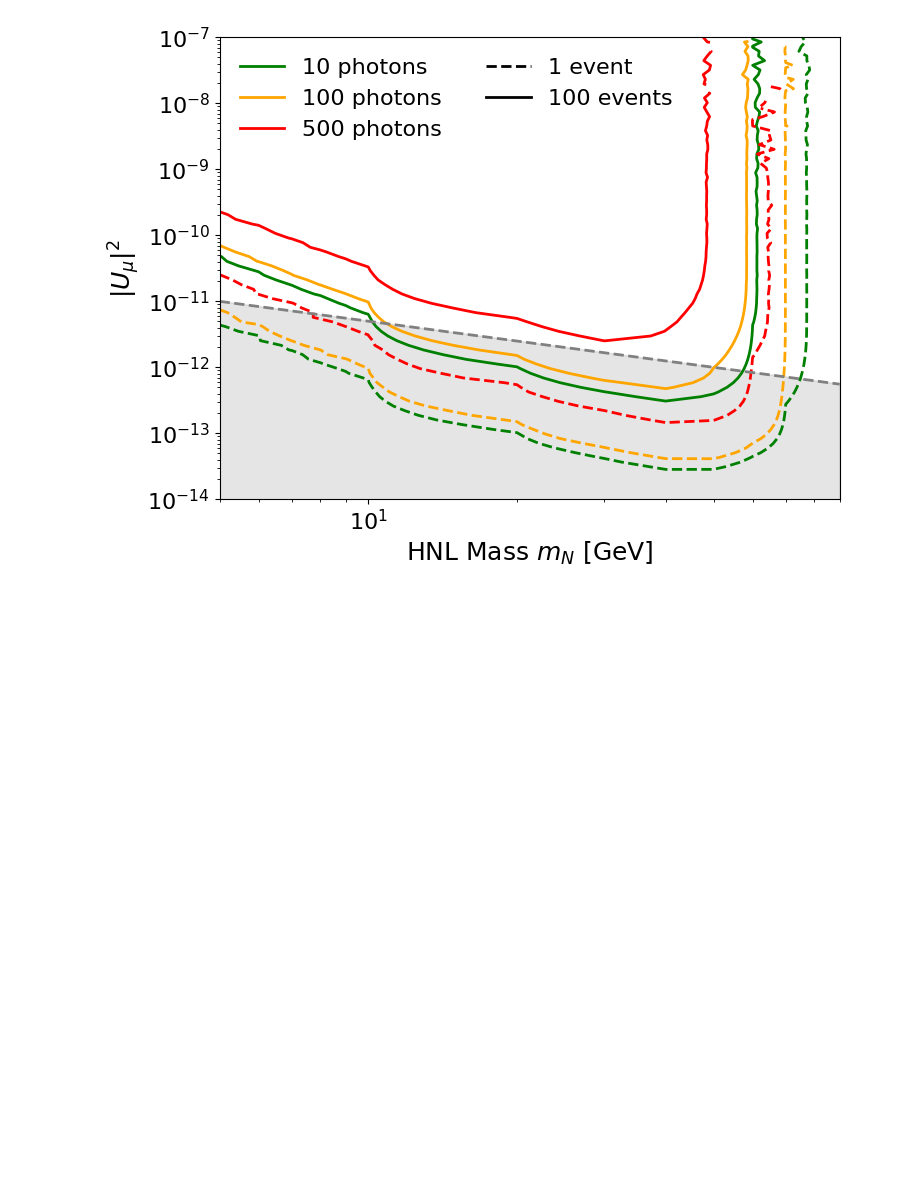
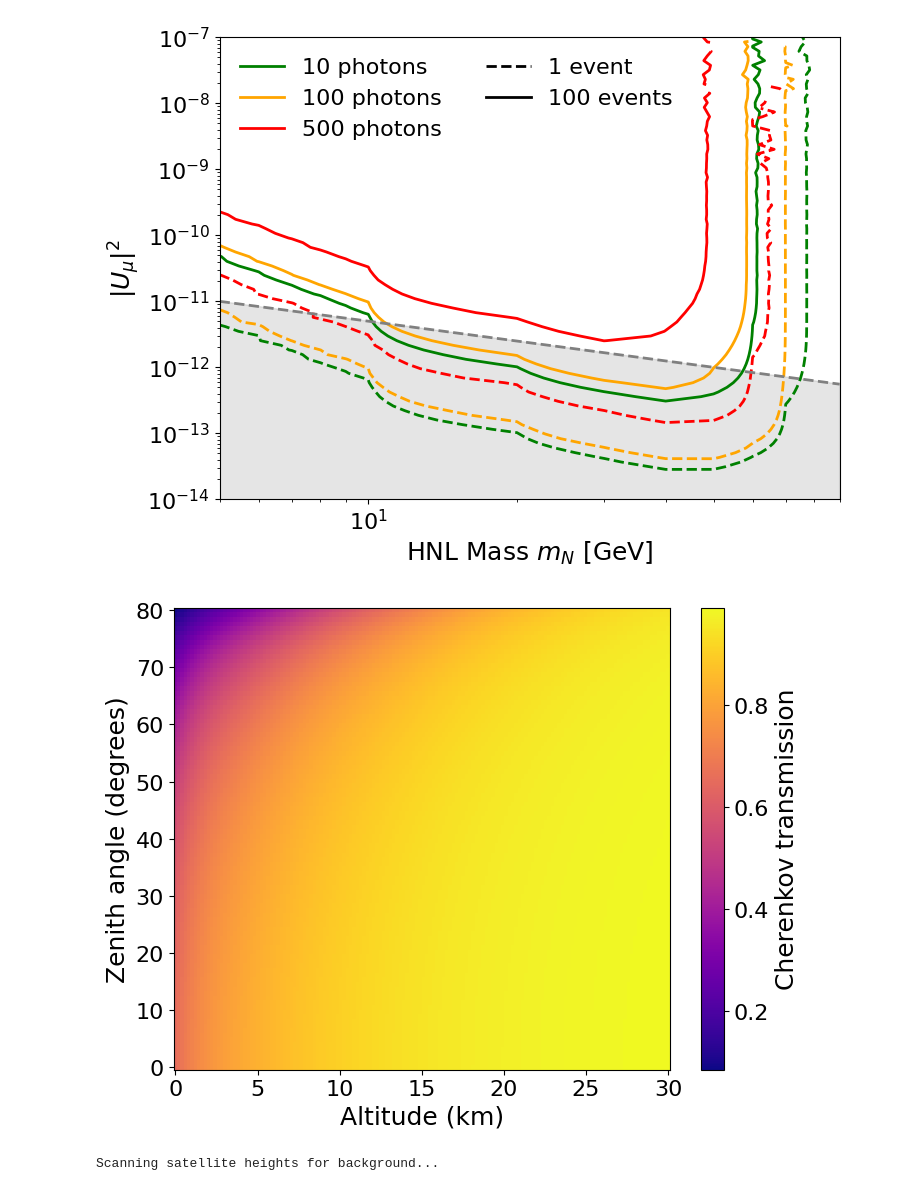
Before and after one commit to nickkamp1/NeutrinoFactoryHNL, a Jupyter notebook: Balloon.ipynb, the cells around one changed output. Cells and saved outputs as stored; diff of their text form; code cells hidden in the pictures; blank space fills up the shorter version.

```diff
--- a/Balloon.ipynb
+++ b/Balloon.ipynb
@@ -522,0 +538,16 @@ plt.show()
+# %%
+altitude_range = np.linspace(0, 30000, 150)
+zenith_range = np.linspace(0, np.radians(80), 100)
+transmission_map = np.zeros((len(altitude_range), len(zenith_range)))
+for i, alt in enumerate(altitude_range):
+    for j, zen in enumerate(zenith_range):
+        transmission_map[i, j] = cherenkov_transmission(alt, zen)
+
+plt.pcolormesh(altitude_range/1000, np.degrees(zenith_range), transmission_map.T, shading='auto', cmap='plasma')
+c = plt.colorbar()
+plt.xlabel('Altitude (km)')
+plt.ylabel('Zenith angle (degrees)')
+c.set_label('Cherenkov transmission')
+plt.show()
+# %% [output]
+[figure, added]
@@ -522,0 +556,15 @@ plt.show()
+# %%
+heights = [10e3, 20e3, 33e3, 50e3]  # km
+bkg = {}
+print("Scanning satellite heights for background...")
+for h in heights:
+    geom = HNLFluxGeometry(
+        E_mu=E_mu,
+        beam_offset_angle=0.0,
+        target_depth=200,
+        satellite_height=h
+    )
+
+    bkg[h] = compute_background_at_satellite(geom, N_samples=10000)
+# %% [output]
+Scanning satellite heights for background...
```
Also changed, not shown: parts of 10 cells of this notebook, 2 other files.
